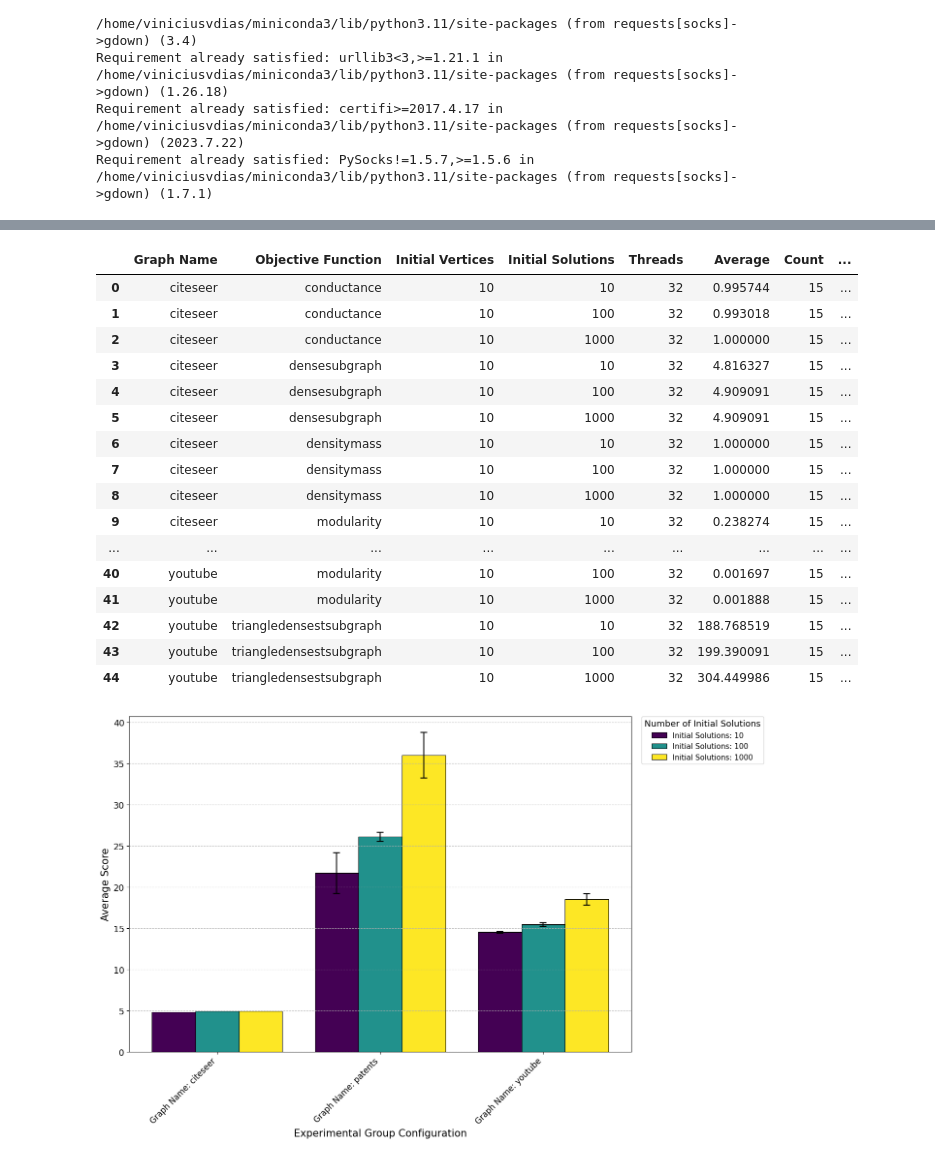
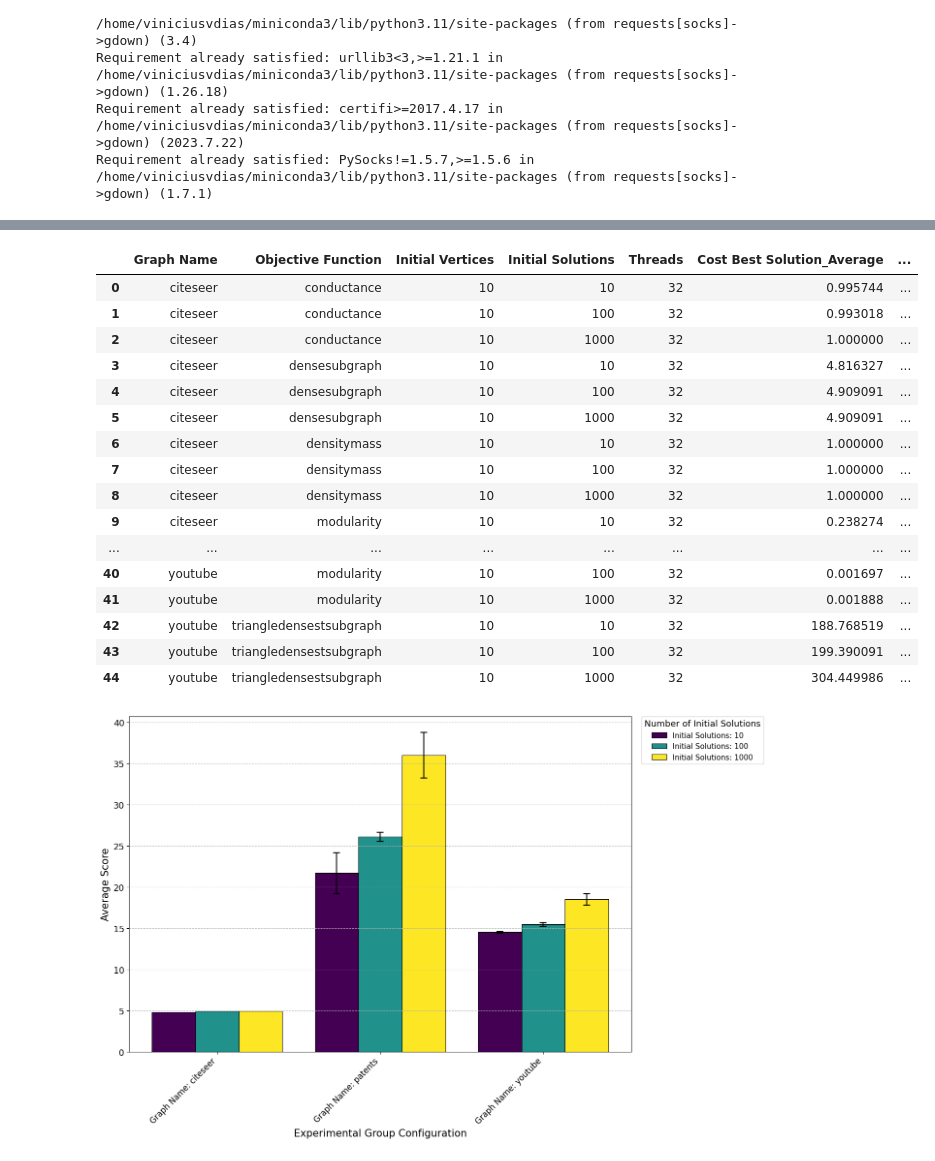
Before and after one commit to dcc-ufla-graph-mining/fractal, a Jupyter notebook: plots/optimality_plots.ipynb, the cells around one changed output, grey strips where cells are left out. Cells and saved outputs as stored; diff of their text form; code cells hidden in the pictures.

```diff
--- a/plots/optimality_plots.ipynb
+++ b/plots/optimality_plots.ipynb
@@ -117,27 +143,27 @@ To: optimality.csv
 675 rows × 14 columns
 # %%
 grouping_columns = ["Graph Name", "Objective Function", "Initial Vertices", "Initial Solutions", "Threads"]
-value_column = "Cost Best Solution"
+value_column = ["Cost Best Solution", "Total Time (ms)"]
 grouped_df = calculate_grouped_stats_and_ci(optimality_df, grouping_columns, value_column)
 grouped_df
 # %% [output]
-|  | Graph Name | Objective Function | Initial Vertices | Initial Solutions | Threads | Average | Count | ... |
-| 0 | citeseer | conductance | 10 | 10 | 32 | 0.995744 | 15 | ... |
-| 1 | citeseer | conductance | 10 | 100 | 32 | 0.993018 | 15 | ... |
-| 2 | citeseer | conductance | 10 | 1000 | 32 | 1.000000 | 15 | ... |
-| 3 | citeseer | densesubgraph | 10 | 10 | 32 | 4.816327 | 15 | ... |
-| 4 | citeseer | densesubgraph | 10 | 100 | 32 | 4.909091 | 15 | ... |
-| 5 | citeseer | densesubgraph | 10 | 1000 | 32 | 4.909091 | 15 | ... |
-| 6 | citeseer | densitymass | 10 | 10 | 32 | 1.000000 | 15 | ... |
-| 7 | citeseer | densitymass | 10 | 100 | 32 | 1.000000 | 15 | ... |
-| 8 | citeseer | densitymass | 10 | 1000 | 32 | 1.000000 | 15 | ... |
-| 9 | citeseer | modularity | 10 | 10 | 32 | 0.238274 | 15 | ... |
-| ... | ... | ... | ... | ... | ... | ... | ... | ... |
-| 40 | youtube | modularity | 10 | 100 | 32 | 0.001697 | 15 | ... |
-| 41 | youtube | modularity | 10 | 1000 | 32 | 0.001888 | 15 | ... |
-| 42 | youtube | triangledensestsubgraph | 10 | 10 | 32 | 188.768519 | 15 | ... |
-| 43 | youtube | triangledensestsubgraph | 10 | 100 | 32 | 199.390091 | 15 | ... |
-| 44 | youtube | triangledensestsubgraph | 10 | 1000 | 32 | 304.449986 | 15 | ... |
+|  | Graph Name | Objective Function | Initial Vertices | Initial Solutions | Threads | Cost Best Solution_Average | ... |
+| 0 | citeseer | conductance | 10 | 10 | 32 | 0.995744 | ... |
+| 1 | citeseer | conductance | 10 | 100 | 32 | 0.993018 | ... |
+| 2 | citeseer | conductance | 10 | 1000 | 32 | 1.000000 | ... |
+| 3 | citeseer | densesubgraph | 10 | 10 | 32 | 4.816327 | ... |
+| 4 | citeseer | densesubgraph | 10 | 100 | 32 | 4.909091 | ... |
+| 5 | citeseer | densesubgraph | 10 | 1000 | 32 | 4.909091 | ... |
+| 6 | citeseer | densitymass | 10 | 10 | 32 | 1.000000 | ... |
+| 7 | citeseer | densitymass | 10 | 100 | 32 | 1.000000 | ... |
+| 8 | citeseer | densitymass | 10 | 1000 | 32 | 1.000000 | ... |
+| 9 | citeseer | modularity | 10 | 10 | 32 | 0.238274 | ... |
+| ... | ... | ... | ... | ... | ... | ... | ... |
+| 40 | youtube | modularity | 10 | 100 | 32 | 0.001697 | ... |
+| 41 | youtube | modularity | 10 | 1000 | 32 | 0.001888 | ... |
+| 42 | youtube | triangledensestsubgraph | 10 | 10 | 32 | 188.768519 | ... |
+| 43 | youtube | triangledensestsubgraph | 10 | 100 | 32 | 199.390091 | ... |
+| 44 | youtube | triangledensestsubgraph | 10 | 1000 | 32 | 304.449986 | ... |
 # %%
 import pandas as pd
 import matplotlib.pyplot as plt
```
Also changed, not shown: parts of 5 cells of this notebook, 2 other files.
